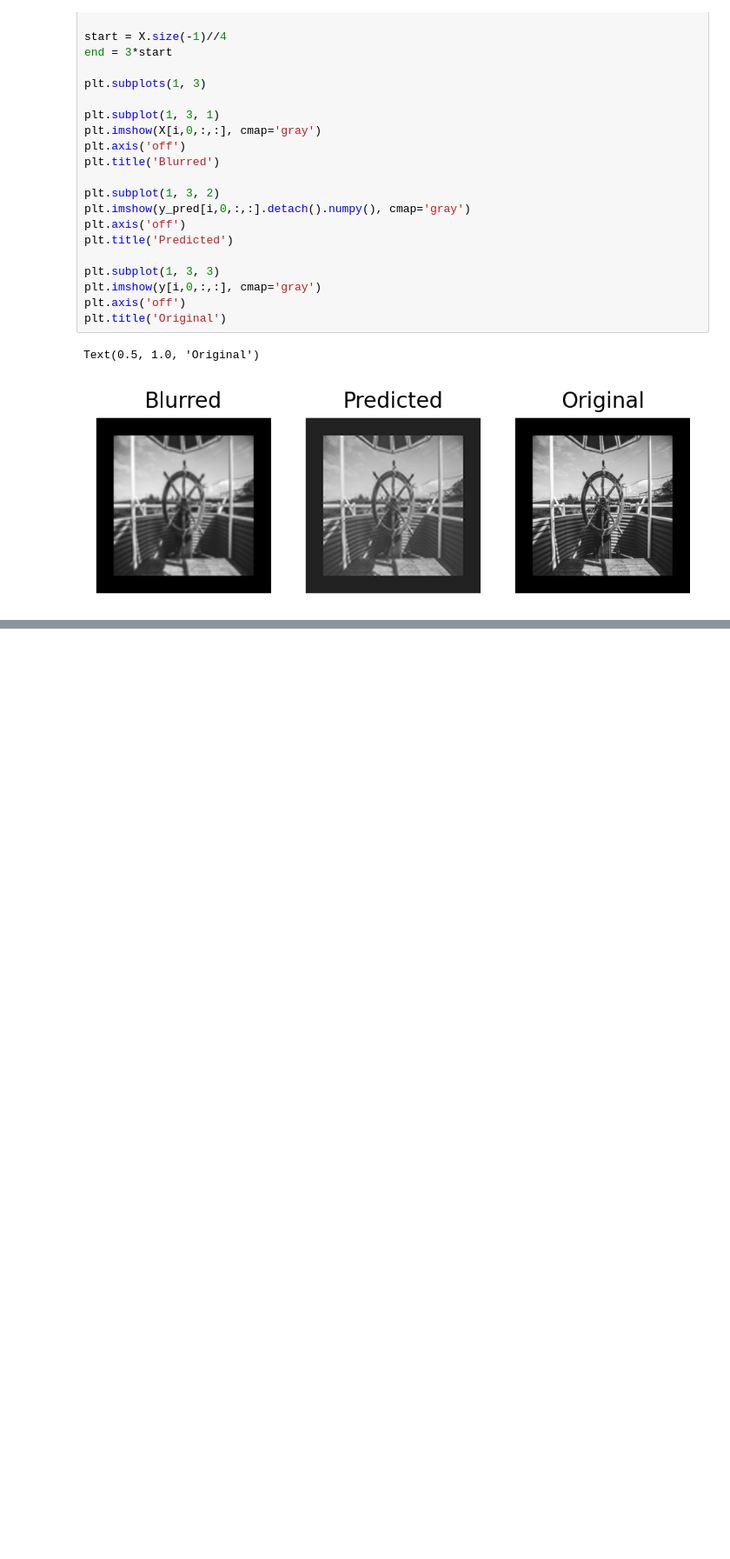
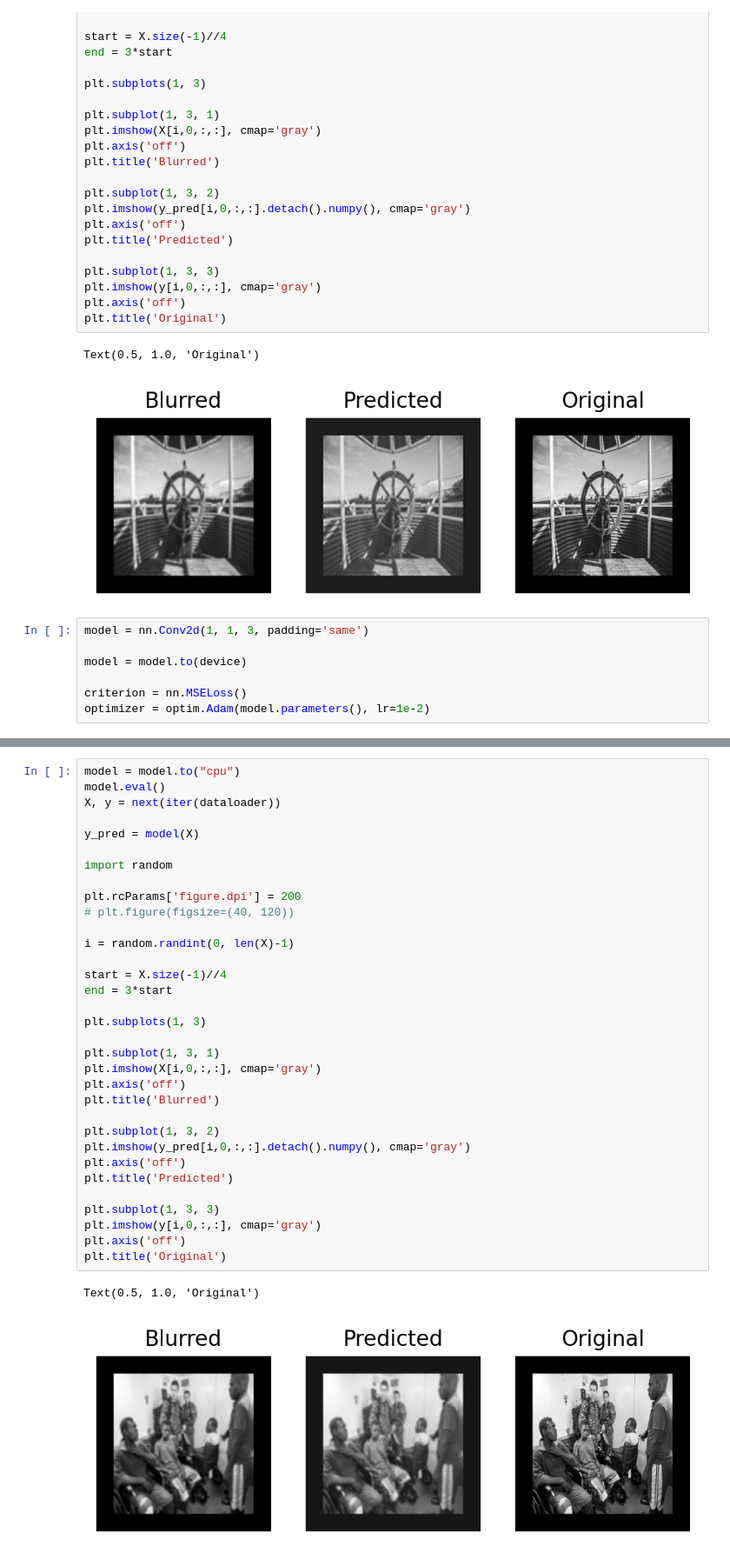
Before and after one commit to rashaad-meyer/ml_masters_uct, a Jupyter notebook: PyTorch/Notebooks/08_deconv_SIR_kaggle_ds.ipynb, the cells around one changed output, grey strips where cells are left out. Shown: that part at 87% size. Drawn from its saved outputs; the diff is of its cells as text; blank space fills up the shorter version.

```diff
--- a/PyTorch/Notebooks/08_deconv_SIR_kaggle_ds.ipynb
+++ b/PyTorch/Notebooks/08_deconv_SIR_kaggle_ds.ipynb
@@ -166,3 +166,10 @@ plt.title('Original')
 # %% [output]
 Text(0.5, 1.0, 'Original')
 [figure]
+# %%
+model = nn.Conv2d(1, 1, 3, padding='same')
+
+model = model.to(device)
+
+criterion = nn.MSELoss()
+optimizer = optim.Adam(model.parameters(), lr=1e-2)
@@ -168,0 +199,36 @@ Text(0.5, 1.0, 'Original')
+# %%
+model = model.to("cpu")
+model.eval()
+X, y = next(iter(dataloader))
+
+y_pred = model(X)
+
+import random
+
+plt.rcParams['figure.dpi'] = 200
+# plt.figure(figsize=(40, 120))
+
+i = random.randint(0, len(X)-1)
+
+start = X.size(-1)//4
+end = 3*start
+
+plt.subplots(1, 3)
+
+plt.subplot(1, 3, 1)
+plt.imshow(X[i,0,:,:], cmap='gray')
+plt.axis('off')
+plt.title('Blurred')
+
+plt.subplot(1, 3, 2)
+plt.imshow(y_pred[i,0,:,:].detach().numpy(), cmap='gray')
+plt.axis('off')
+plt.title('Predicted')
+
+plt.subplot(1, 3, 3)
+plt.imshow(y[i,0,:,:], cmap='gray')
+plt.axis('off')
+plt.title('Original')
+# %% [output]
+Text(0.5, 1.0, 'Original')
+[figure, added]
```
Also changed, not shown: parts of 3 cells of this notebook, 1 other file.
